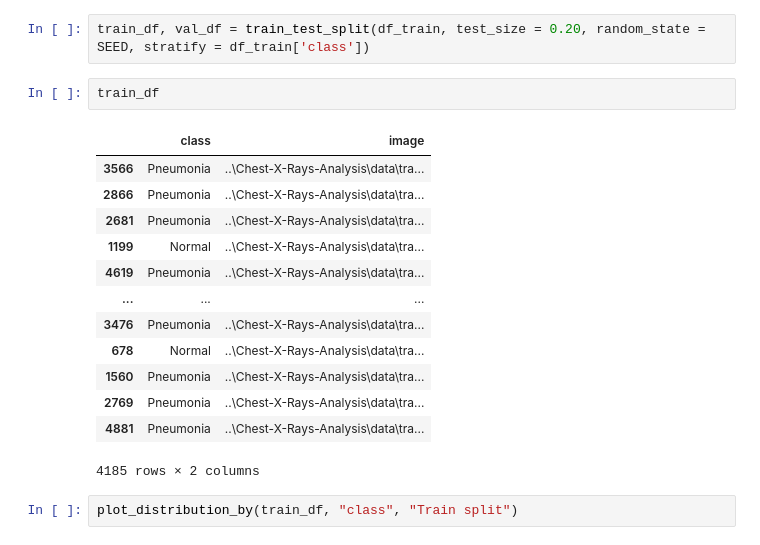
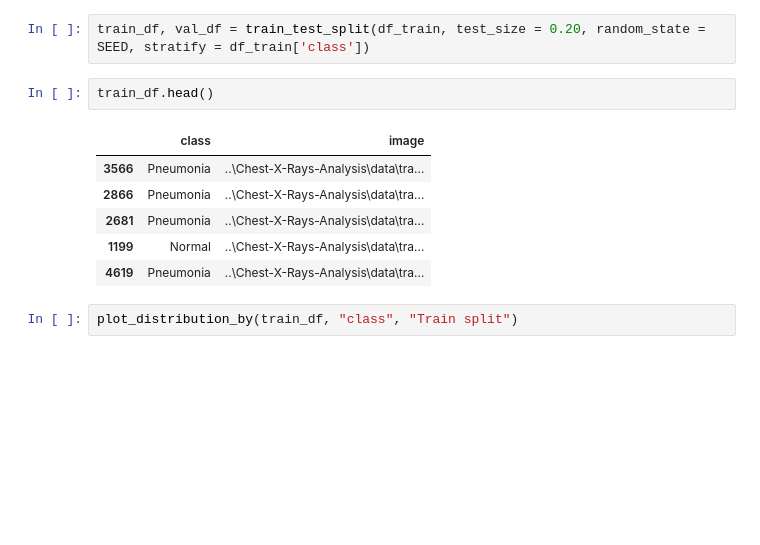
Before and after one commit to P-Pikula/Chest-X-Rays-Analysis, a Jupyter notebook: Chest-X-Rays-Analysis.ipynb, the cells around one changed output. Cells and saved outputs as stored; diff of their text form; blank space fills up the shorter version.

```diff
--- a/Chest-X-Rays-Analysis.ipynb
+++ b/Chest-X-Rays-Analysis.ipynb
@@ -233,21 +256,14 @@ Stratified split on the orginal train dataset is being used to create a validati
 # %%
 train_df, val_df = train_test_split(df_train, test_size = 0.20, random_state = SEED, stratify = df_train['class'])
 # %%
-train_df
+train_df.head()
 # %% [output]
 |  | class | image |
 | 3566 | Pneumonia | ..\Chest-X-Rays-Analysis\data\tra... |
 | 2866 | Pneumonia | ..\Chest-X-Rays-Analysis\data\tra... |
 | 2681 | Pneumonia | ..\Chest-X-Rays-Analysis\data\tra... |
 | 1199 | Normal | ..\Chest-X-Rays-Analysis\data\tra... |
 | 4619 | Pneumonia | ..\Chest-X-Rays-Analysis\data\tra... |
-| ... | ... | ... |
-| 3476 | Pneumonia | ..\Chest-X-Rays-Analysis\data\tra... |
-| 678 | Normal | ..\Chest-X-Rays-Analysis\data\tra... |
-| 1560 | Pneumonia | ..\Chest-X-Rays-Analysis\data\tra... |
-| 2769 | Pneumonia | ..\Chest-X-Rays-Analysis\data\tra... |
-| 4881 | Pneumonia | ..\Chest-X-Rays-Analysis\data\tra... |
-4185 rows × 2 columns
 # %%
 plot_distribution_by(train_df, "class", "Train split")
 # %% [output]
```
Also changed, not shown: parts of 16 cells of this notebook.
